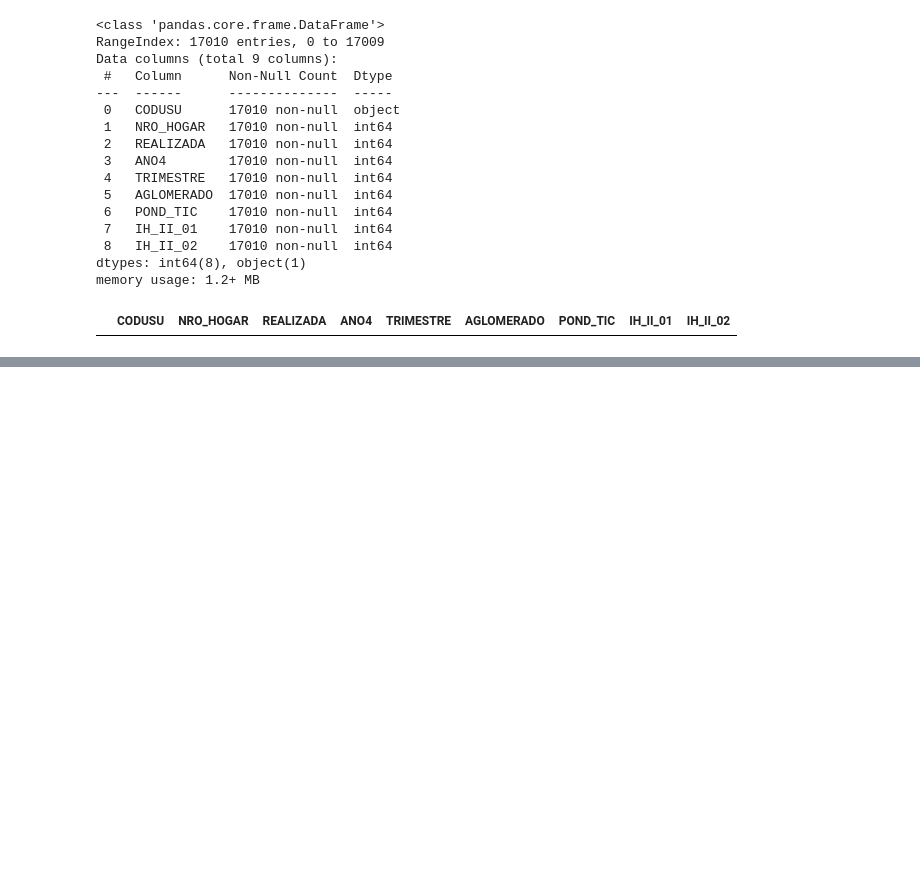
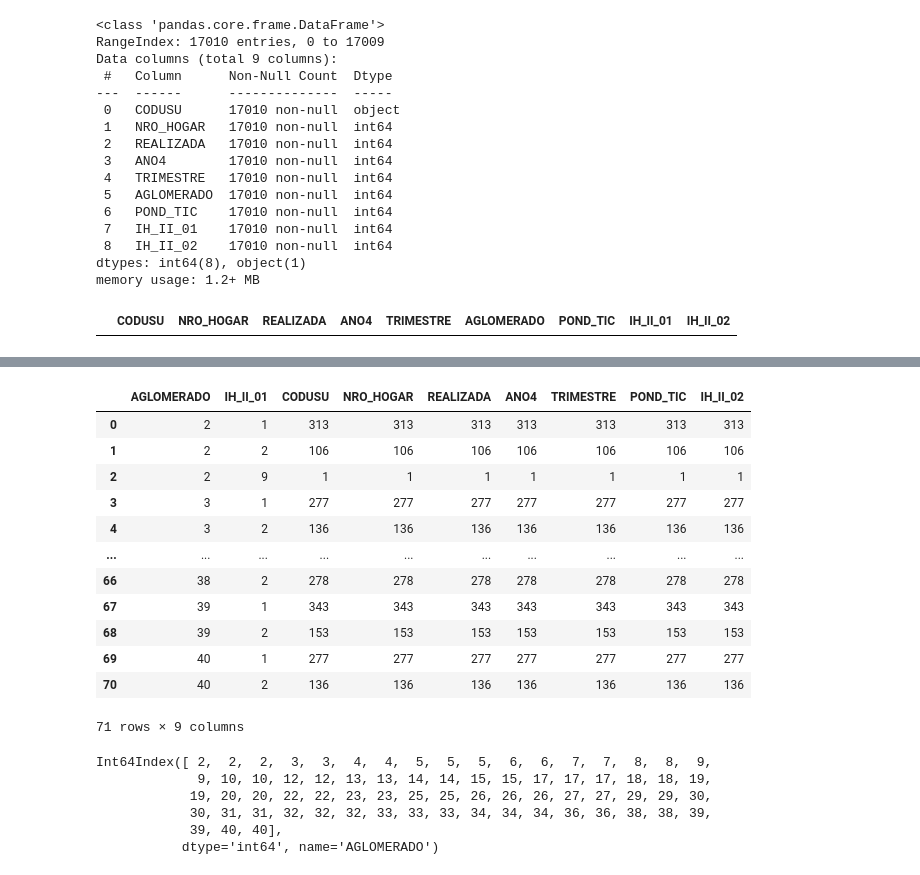
Before and after one commit to marcosbutti/Conectividad, a Jupyter notebook: Acceso a tecnologías.ipynb, the cells around one changed output, grey strips where cells are left out. Saved outputs shown, nothing was run; the diff lists cells and outputs as text; code cells hidden in the pictures; blank space fills up the shorter version.

```diff
--- a/Acceso a tecnologías.ipynb
+++ b/Acceso a tecnologías.ipynb
@@ -71,0 +131,17 @@ plt.show()
+# %%
+pc_aglomerado = pc_aglomerado.reset_index()
+pc_aglomerado
+# %% [output]
+|  | AGLOMERADO | IH_II_01 | CODUSU | NRO_HOGAR | REALIZADA | ANO4 | TRIMESTRE | POND_TIC | IH_II_02 |
+| 0 | 2 | 1 | 313 | 313 | 313 | 313 | 313 | 313 | 313 |
+| 1 | 2 | 2 | 106 | 106 | 106 | 106 | 106 | 106 | 106 |
+| 2 | 2 | 9 | 1 | 1 | 1 | 1 | 1 | 1 | 1 |
+| 3 | 3 | 1 | 277 | 277 | 277 | 277 | 277 | 277 | 277 |
+| 4 | 3 | 2 | 136 | 136 | 136 | 136 | 136 | 136 | 136 |
+| ... | ... | ... | ... | ... | ... | ... | ... | ... | ... |
+| 66 | 38 | 2 | 278 | 278 | 278 | 278 | 278 | 278 | 278 |
+| 67 | 39 | 1 | 343 | 343 | 343 | 343 | 343 | 343 | 343 |
+| 68 | 39 | 2 | 153 | 153 | 153 | 153 | 153 | 153 | 153 |
+| 69 | 40 | 1 | 277 | 277 | 277 | 277 | 277 | 277 | 277 |
+| 70 | 40 | 2 | 136 | 136 | 136 | 136 | 136 | 136 | 136 |
+71 rows × 9 columns
@@ -71,0 +150,9 @@ plt.show()
+# %%
+pc_aglomerado.index
+# %% [output]
+Int64Index([ 2,  2,  2,  3,  3,  4,  4,  5,  5,  5,  6,  6,  7,  7,  8,  8,  9,
+             9, 10, 10, 12, 12, 13, 13, 14, 14, 15, 15, 17, 17, 17, 18, 18, 19,
+            19, 20, 20, 22, 22, 23, 23, 25, 25, 26, 26, 26, 27, 27, 29, 29, 30,
+            30, 31, 31, 32, 32, 32, 33, 33, 33, 34, 34, 34, 36, 36, 38, 38, 39,
+            39, 40, 40],
+           dtype='int64', name='AGLOMERADO')
```
Also changed, not shown: parts of 14 cells of this notebook.
